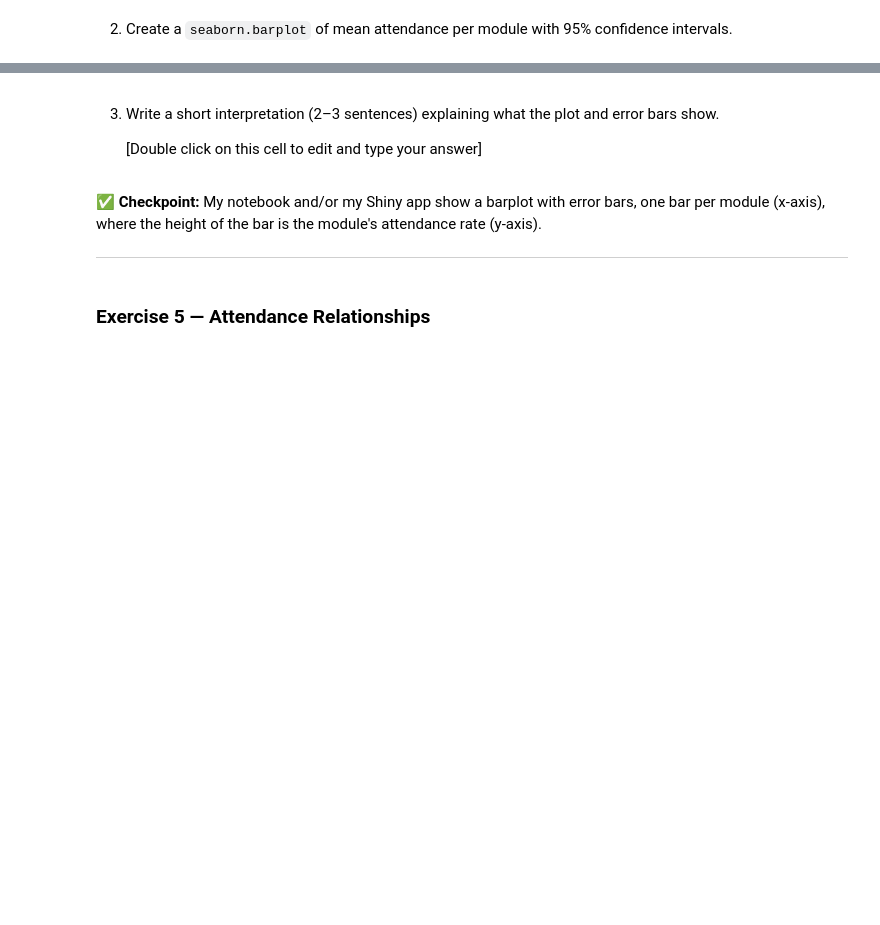
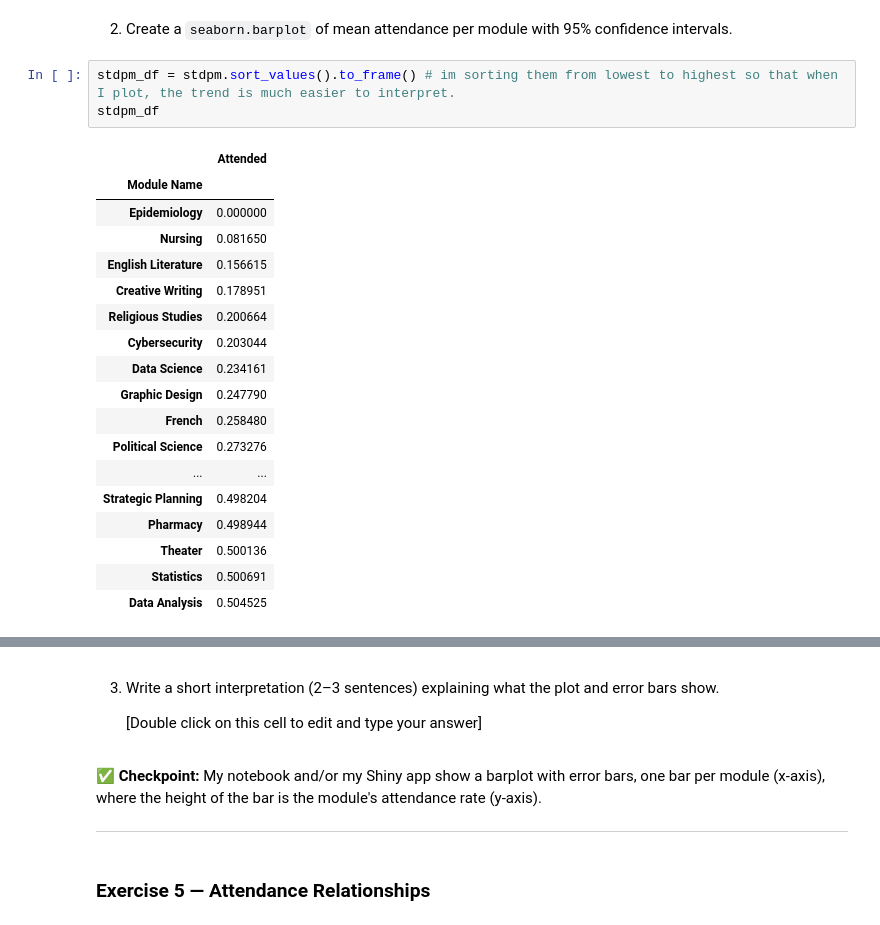
Before and after one commit to shayeliza/datascience_mid_term_sum, a Jupyter notebook: summative1.ipynb, the cells around one changed output, grey strips where cells are left out. Drawn from its saved outputs; the diff is of its cells as text; blank space fills up the shorter version.

```diff
--- a/summative1.ipynb
+++ b/summative1.ipynb
@@ -594,4 +667,26 @@ df
 # %% [markdown]
 2. Create a `seaborn.barplot` of mean attendance per module with 95% confidence intervals.
+# %%
+stdpm_df = stdpm.sort_values().to_frame() # im sorting them from lowest to highest so that when I plot, the trend is much easier to interpret.
+stdpm_df
+# %% [output]
+|  | Attended |
+| Module Name |  |
+| Epidemiology | 0.000000 |
+| Nursing | 0.081650 |
+| English Literature | 0.156615 |
+| Creative Writing | 0.178951 |
+| Religious Studies | 0.200664 |
+| Cybersecurity | 0.203044 |
+| Data Science | 0.234161 |
+| Graphic Design | 0.247790 |
+| French | 0.258480 |
+| Political Science | 0.273276 |
+| ... | ... |
+| Strategic Planning | 0.498204 |
+| Pharmacy | 0.498944 |
+| Theater | 0.500136 |
+| Statistics | 0.500691 |
+| Data Analysis | 0.504525 |
 # %%
 # your code here
```
Also changed, not shown: parts of 10 cells of this notebook.
